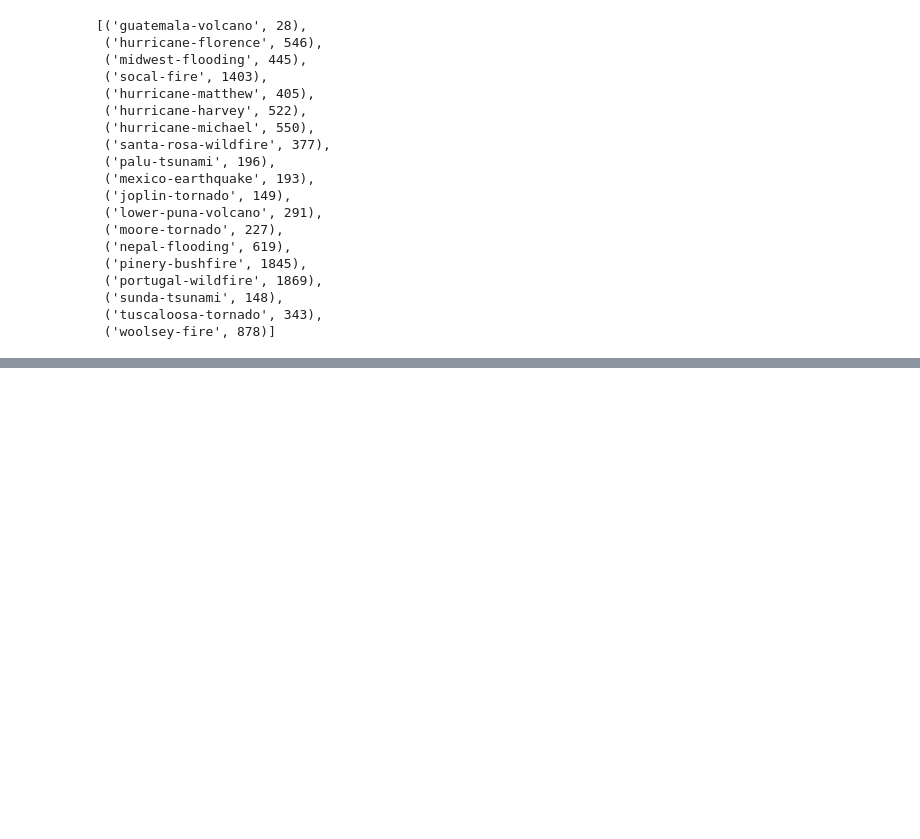
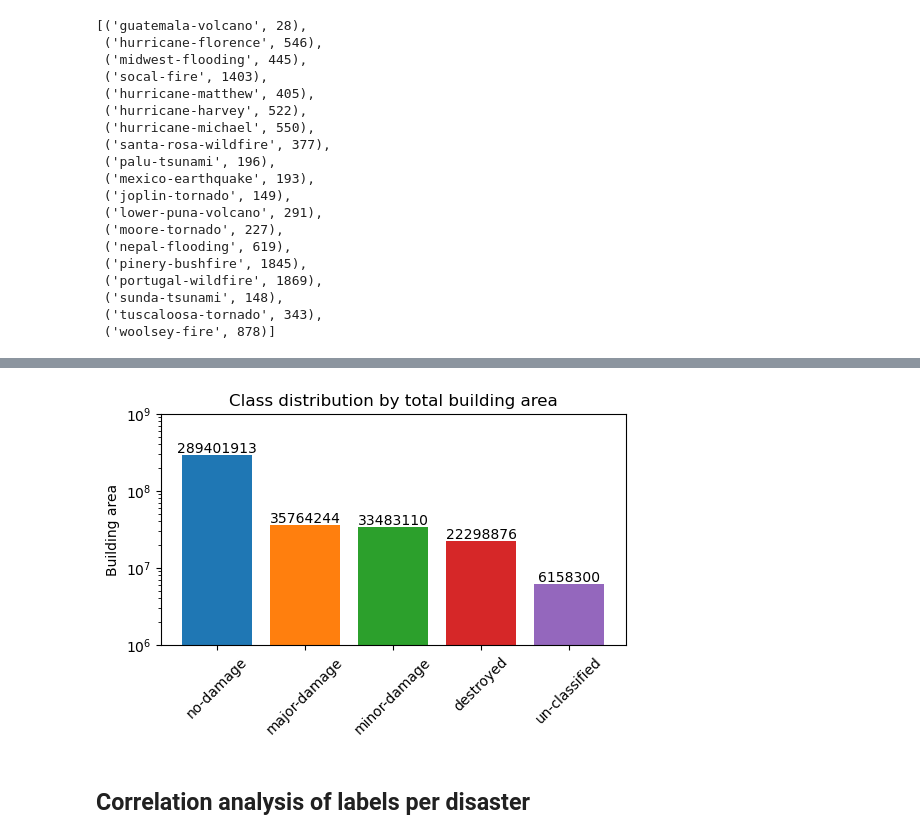
Before and after one commit to MrtC101/Thesis_DL_for_BDA, a Jupyter notebook: notebooks/1-Data_analisis.ipynb, the cells around one changed output, grey strips where cells are left out. Cells and saved outputs as stored; diff of their text form; code cells hidden in the pictures; blank space fills up the shorter version.

```diff
--- a/notebooks/1-Data_analisis.ipynb
+++ b/notebooks/1-Data_analisis.ipynb
@@ -89,0 +393,3 @@ for folder_path in path.get_folder_paths():
+# %%
+areas = dmg_df['wkt'].apply(lambda x: wkt.loads(x).area)
+areas
@@ -89,0 +409,20 @@ for folder_path in path.get_folder_paths():
+# %%
+from matplotlib import axes
+width = 0.8  # the width of the bars
+ax : axes.Axes
+fig, ax  = plt.subplots(1, 1, figsize=(6, 3), dpi=100)
+for i, label in enumerate(labels):
+    y = areas[(dmg_df['labels'] == label)].sum()
+    bar = ax.bar(label, y, width,)
+    ax.text( label, y,
+            f'{y:.0f}', ha='center', va='bottom')
+ax.set_yscale('log')
+ax.set_ylim(10**6,10**9)
+ax.set_ylabel('Building area')
+ax.set_title('Class distribution by total building area')
+ax.set_xticks(list(range(len(labels))), labels)
+_ = ax.set_xticklabels(labels, rotation=45)
+# %% [output]
+[figure, added]
+# %% [markdown]
+## Correlation analysis of labels per disaster
```
Also changed, not shown: parts of 69 cells of this notebook, 5 other files.
